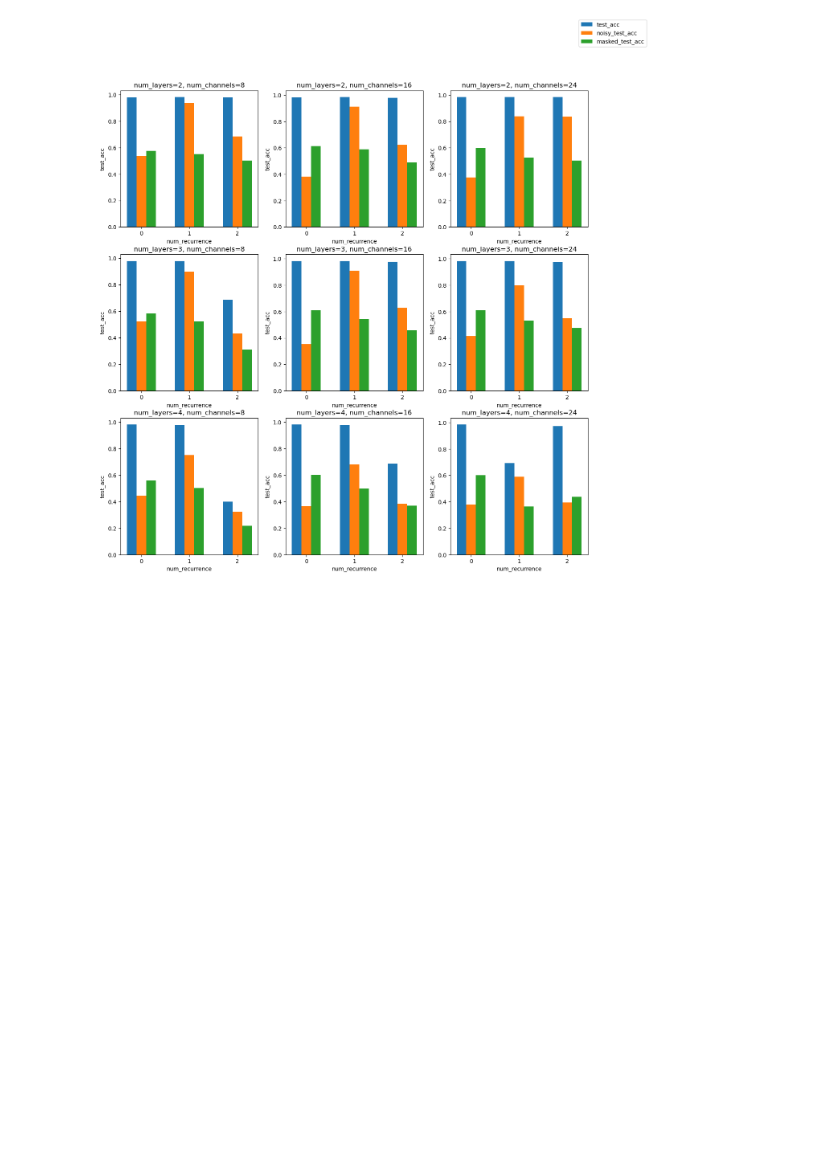
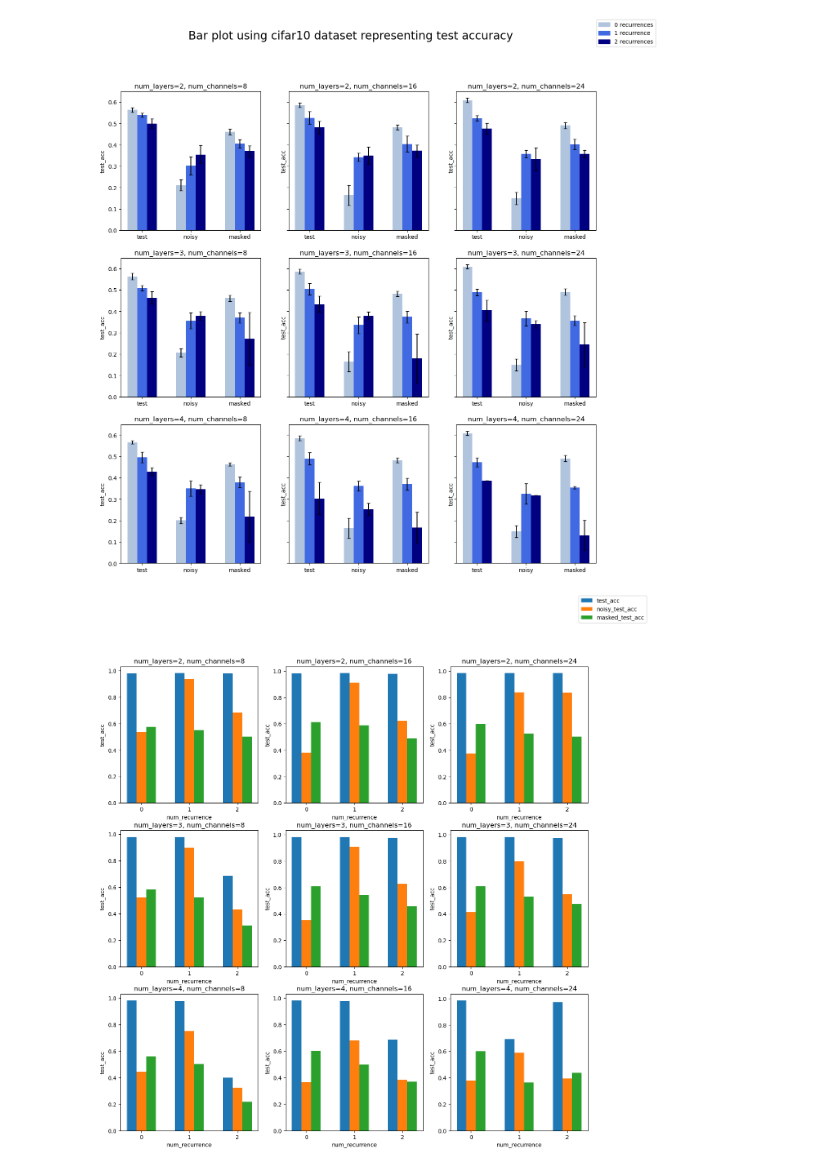
Before and after one commit to jacobyeung/recurrent-vision, a Jupyter notebook: analysis_jacob.ipynb, the cells around one changed output. Drawn from its saved outputs; the diff is of its cells as text; code cells hidden in the pictures; blank space fills up the shorter version.

```diff
--- a/analysis_jacob.ipynb
+++ b/analysis_jacob.ipynb
@@ -94,0 +180,26 @@ fig.savefig('accuracy_averaged_cifar.png')
+# %%
+bar_width=0.2
+colors=['lightsteelblue', 'royalblue', 'navy']
+fig, axes = plt.subplots(3, 3, figsize=(15, 15), sharey=True)
+for num_layers in range(3):
+    for num_channels in range(3):
+        ax = axes[num_layers, num_channels]
+        ax.set_title(f'num_layers={num_layers + 2}, num_channels={num_channels * 8 + 8}')
+        ax.set_ylabel('test_acc')
+        ax.bar(np.arange(-1,2)*bar_width, acc_avg[num_layers, :, num_channels], yerr=acc_std[num_layers, :, num_channels], capsize=3, label='test_acc', width=bar_width, color=colors)
+        ax.bar(np.arange(-1,2)*bar_width + 1, noisy_acc_avg[num_layers, :, num_channels],  yerr=noisy_acc_std[num_layers, :, num_channels], capsize=3, label='noisy_test_acc', width=bar_width, color=colors)
+        ax.bar(np.arange(-1,2)*bar_width + 2, masked_acc_avg[num_layers, :, num_channels], yerr=masked_acc_std[num_layers, :, num_channels], capsize=3, label='masked_test_acc', width=bar_width, color=colors)
+        ax.set_xticks(np.arange(3))
+        ax.set_xticklabels(['test', 'noisy', 'masked'])
+
+handles, labels = axes[0, 0].get_legend_handles_labels()
+zero_r = mpatches.Patch(color=colors[0], label='0 recurrences')
+one_r = mpatches.Patch(color=colors[1], label='1 recurrence')
+two_r = mpatches.Patch(color=colors[2], label='2 recurrences')
+fig.legend(handles=[zero_r, one_r, two_r])
+
+fig.suptitle(f"Bar plot using {dataset} dataset representing test accuracy", fontsize=20)
+
+fig.savefig(f'accuracy_averaged_bar_{dataset}.png')
+# %% [output]
+[figure, added]
```
Also changed, not shown: parts of 12 cells of this notebook, 6 other files.
